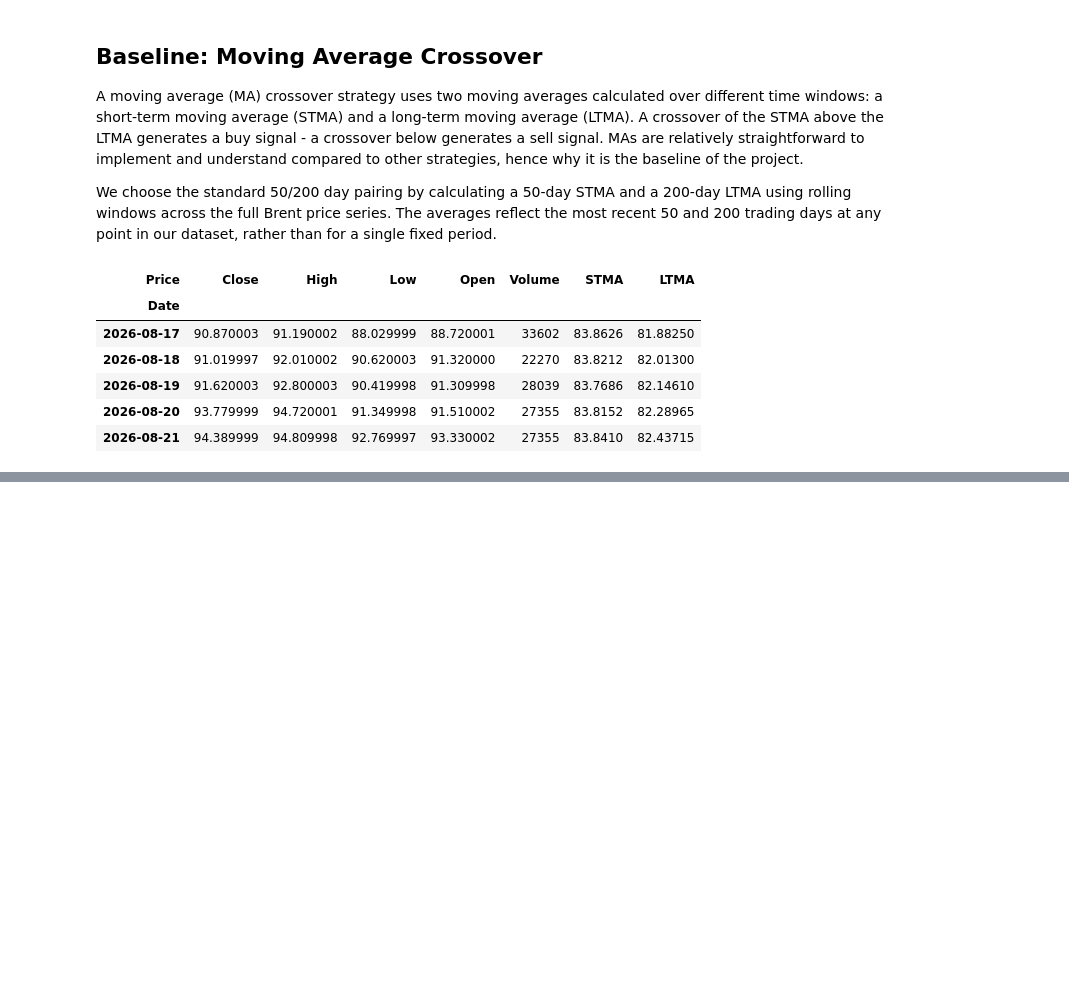
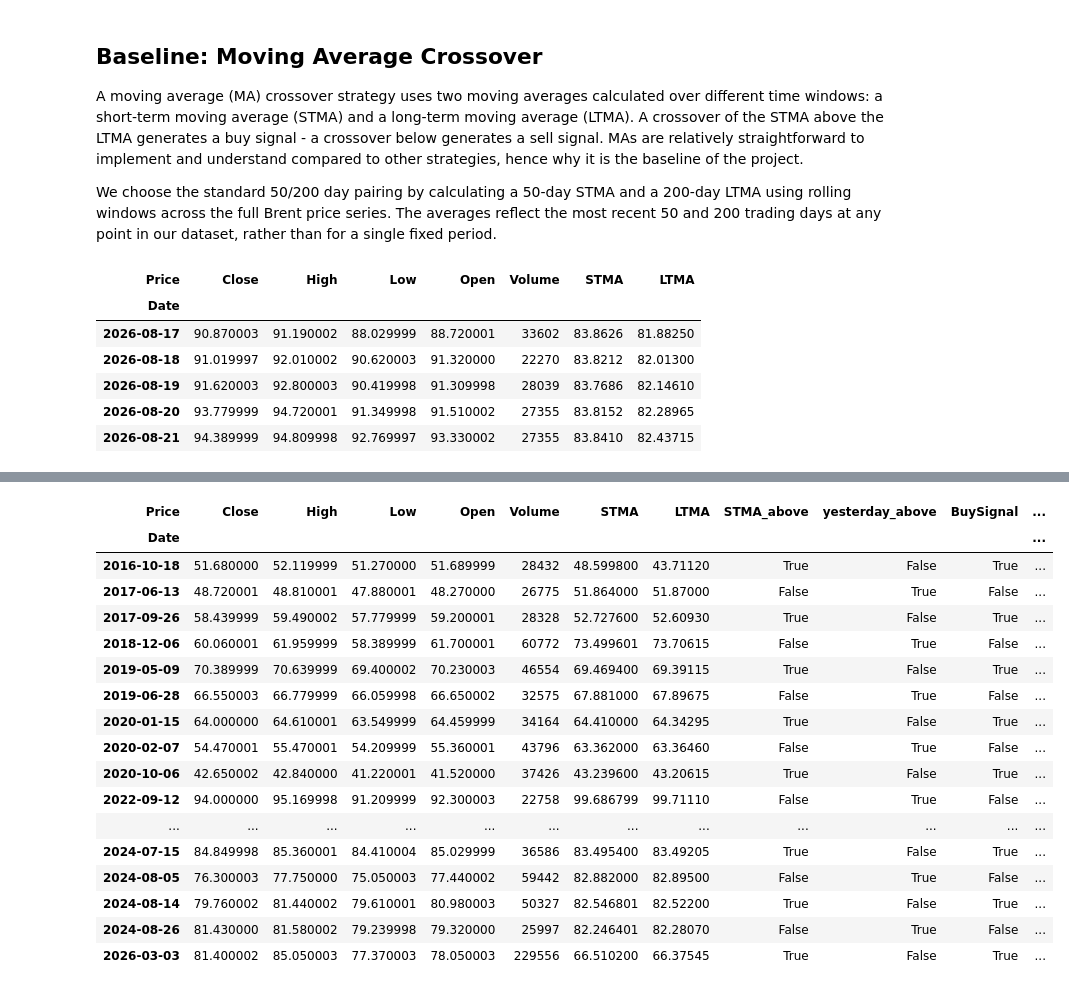
Before and after one commit to myuran-t/brent-crude-regime-model, a Jupyter notebook: brent_regime_model.ipynb, the cells around one changed output, grey strips where cells are left out. Drawn from its saved outputs; the diff is of its cells as text; code cells hidden in the pictures; blank space fills up the shorter version.

Commit message:
MA signal

```diff
--- a/brent_regime_model.ipynb
+++ b/brent_regime_model.ipynb
@@ -51,0 +77,26 @@ brent.tail()
+# %%
+brent['STMA_above'] = brent['STMA'] > brent['LTMA'] # is STMA above LTMA?
+brent['yesterday_above'] = brent['STMA_above'].shift(1).fillna(False).astype(bool) # was STMA above LTMA yesterday?
+brent['BuySignal'] = brent['STMA_above'] & (~brent['yesterday_above']) # buy when STMA crosses above LTMA
+brent['SellSignal'] = (~brent['STMA_above']) & brent['yesterday_above'] # sell when STMA crosses below LTMA
+
+brent[brent['BuySignal'] | brent['SellSignal']] # show buy/sell signals only
+# %% [output]
+| Price | Close | High | Low | Open | Volume | STMA | LTMA | STMA_above | yesterday_above | BuySignal | ... |
+| Date |  |  |  |  |  |  |  |  |  |  | ... |
+| 2016-10-18 | 51.680000 | 52.119999 | 51.270000 | 51.689999 | 28432 | 48.599800 | 43.71120 | True | False | True | ... |
+| 2017-06-13 | 48.720001 | 48.810001 | 47.880001 | 48.270000 | 26775 | 51.864000 | 51.87000 | False | True | False | ... |
+| 2017-09-26 | 58.439999 | 59.490002 | 57.779999 | 59.200001 | 28328 | 52.727600 | 52.60930 | True | False | True | ... |
+| 2018-12-06 | 60.060001 | 61.959999 | 58.389999 | 61.700001 | 60772 | 73.499601 | 73.70615 | False | True | False | ... |
+| 2019-05-09 | 70.389999 | 70.639999 | 69.400002 | 70.230003 | 46554 | 69.469400 | 69.39115 | True | False | True | ... |
+| 2019-06-28 | 66.550003 | 66.779999 | 66.059998 | 66.650002 | 32575 | 67.881000 | 67.89675 | False | True | False | ... |
+| 2020-01-15 | 64.000000 | 64.610001 | 63.549999 | 64.459999 | 34164 | 64.410000 | 64.34295 | True | False | True | ... |
+| 2020-02-07 | 54.470001 | 55.470001 | 54.209999 | 55.360001 | 43796 | 63.362000 | 63.36460 | False | True | False | ... |
+| 2020-10-06 | 42.650002 | 42.840000 | 41.220001 | 41.520000 | 37426 | 43.239600 | 43.20615 | True | False | True | ... |
+| 2022-09-12 | 94.000000 | 95.169998 | 91.209999 | 92.300003 | 22758 | 99.686799 | 99.71110 | False | True | False | ... |
+| ... | ... | ... | ... | ... | ... | ... | ... | ... | ... | ... | ... |
+| 2024-07-15 | 84.849998 | 85.360001 | 84.410004 | 85.029999 | 36586 | 83.495400 | 83.49205 | True | False | True | ... |
+| 2024-08-05 | 76.300003 | 77.750000 | 75.050003 | 77.440002 | 59442 | 82.882000 | 82.89500 | False | True | False | ... |
+| 2024-08-14 | 79.760002 | 81.440002 | 79.610001 | 80.980003 | 50327 | 82.546801 | 82.52200 | True | False | True | ... |
+| 2024-08-26 | 81.430000 | 81.580002 | 79.239998 | 79.320000 | 25997 | 82.246401 | 82.28070 | False | True | False | ... |
+| 2026-03-03 | 81.400002 | 85.050003 | 77.370003 | 78.050003 | 229556 | 66.510200 | 66.37545 | True | False | True | ... |
```
Also changed, not shown: parts of 3 cells of this notebook.
